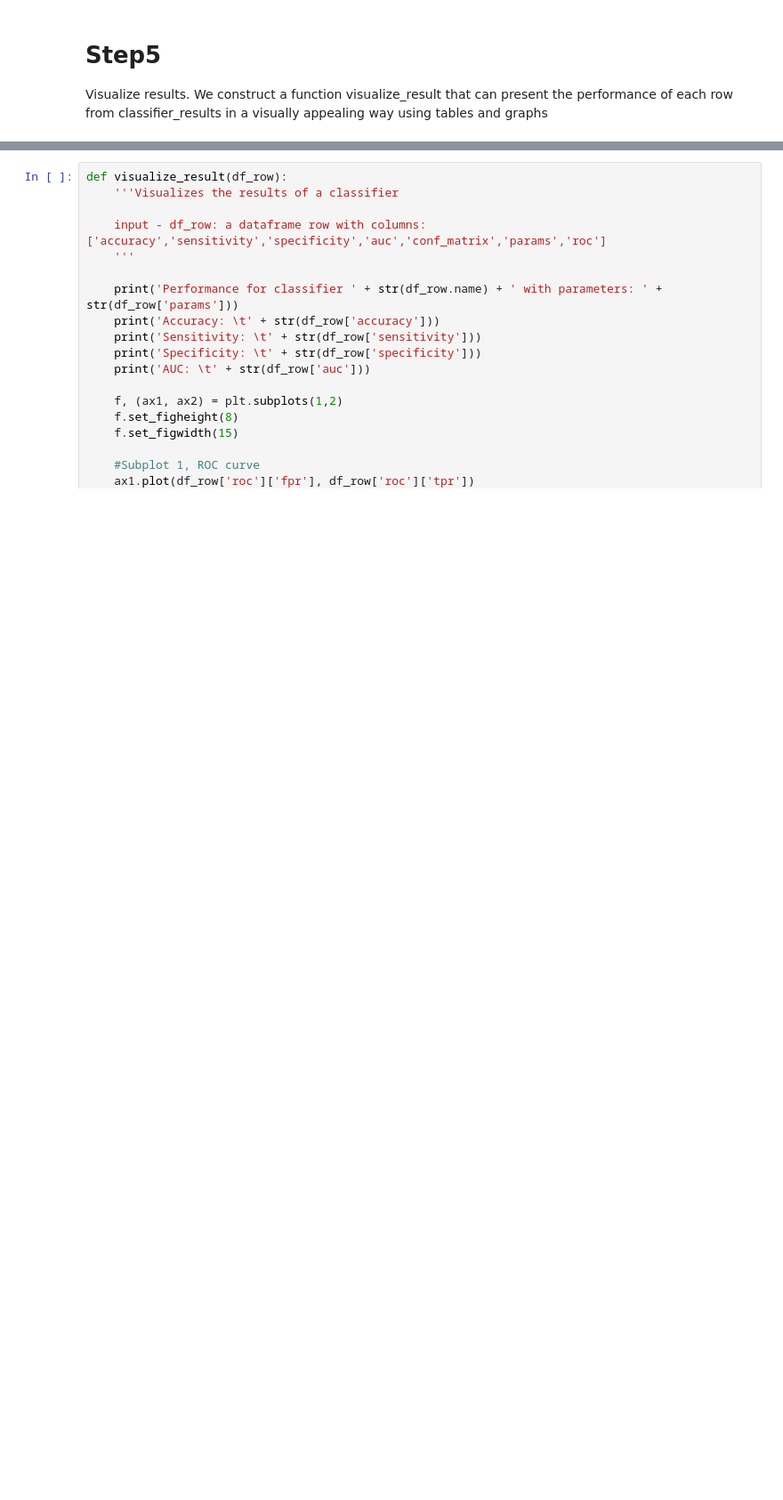
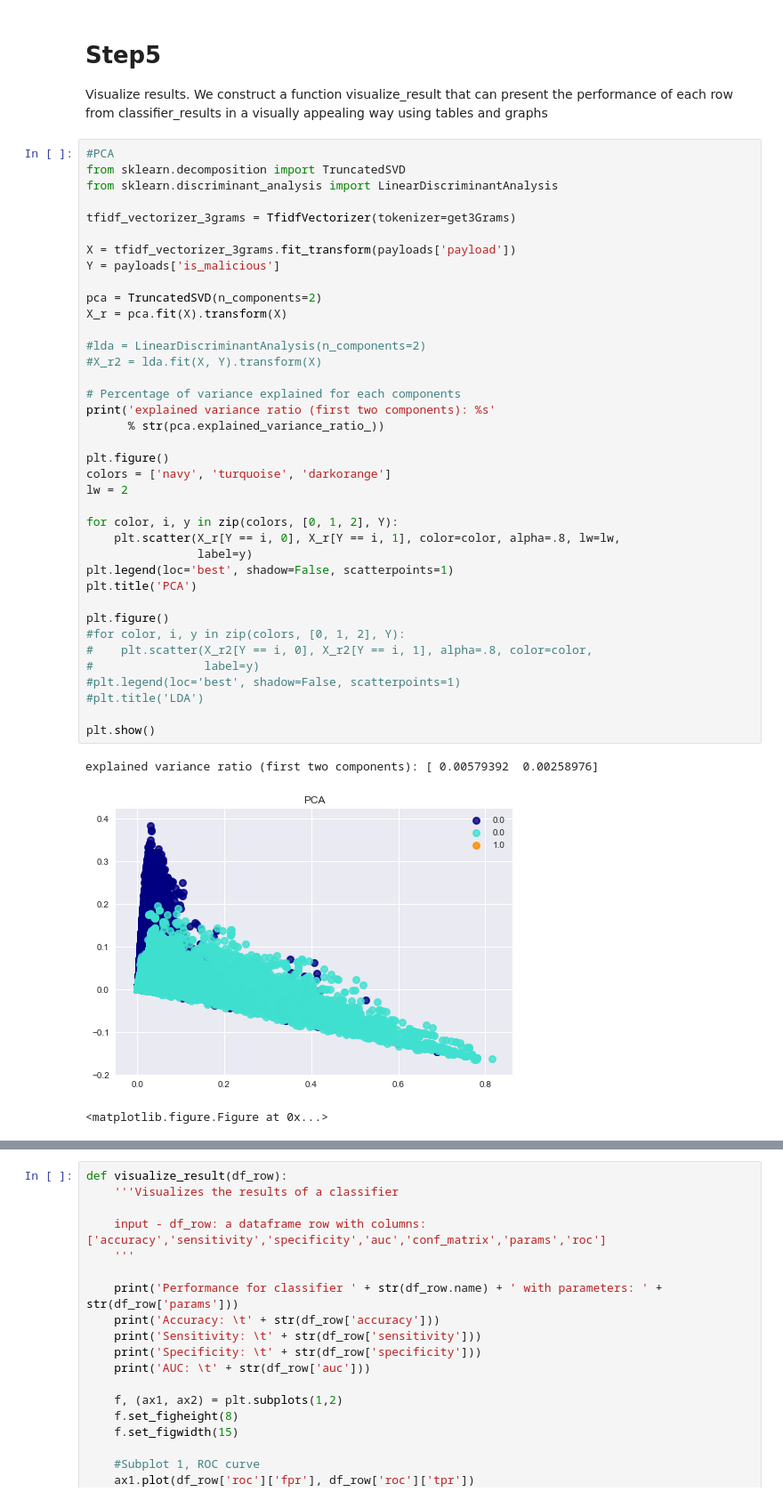
Before and after one commit to grananqvist/Machine-Learning-Web-Application-Firewall-and-Dataset, a Jupyter notebook: Data_analysis.ipynb, the cells around one changed output, grey strips where cells are left out. Shown at 89% size. Drawn from its saved outputs; the diff is of its cells as text; blank space fills up the shorter version.

Commit message:
working on visualization: PCA and traintest data graph

```diff
--- a/Data_analysis.ipynb
+++ b/Data_analysis.ipynb
@@ -885,3 +871,45 @@ display(classifier_results)
 # %% [markdown]
 # Step5
 Visualize results. We construct a function visualize_result that can present the performance of each row from classifier_results in a visually appealing way using tables and graphs
+# %%
+#PCA
+from sklearn.decomposition import TruncatedSVD
+from sklearn.discriminant_analysis import LinearDiscriminantAnalysis
+
+tfidf_vectorizer_3grams = TfidfVectorizer(tokenizer=get3Grams)
+
+X = tfidf_vectorizer_3grams.fit_transform(payloads['payload'])
+Y = payloads['is_malicious']
+
+pca = TruncatedSVD(n_components=2)
+X_r = pca.fit(X).transform(X)
+
+#lda = LinearDiscriminantAnalysis(n_components=2)
+#X_r2 = lda.fit(X, Y).transform(X)
+
+# Percentage of variance explained for each components
+print('explained variance ratio (first two components): %s'
+      % str(pca.explained_variance_ratio_))
+
+plt.figure()
+colors = ['navy', 'turquoise', 'darkorange']
+lw = 2
+
+for color, i, y in zip(colors, [0, 1, 2], Y):
+    plt.scatter(X_r[Y == i, 0], X_r[Y == i, 1], color=color, alpha=.8, lw=lw,
+                label=y)
+plt.legend(loc='best', shadow=False, scatterpoints=1)
+plt.title('PCA')
+
+plt.figure()
+#for color, i, y in zip(colors, [0, 1, 2], Y):
+#    plt.scatter(X_r2[Y == i, 0], X_r2[Y == i, 1], alpha=.8, color=color,
+#                label=y)
+#plt.legend(loc='best', shadow=False, scatterpoints=1)
+#plt.title('LDA')
+
+plt.show()
+# %% [output]
+explained variance ratio (first two components): [ 0.00579392  0.00258976]
+[figure, added]
+<matplotlib.figure.Figure at 0x...>
```
Also changed, not shown: parts of 2 cells of this notebook.
